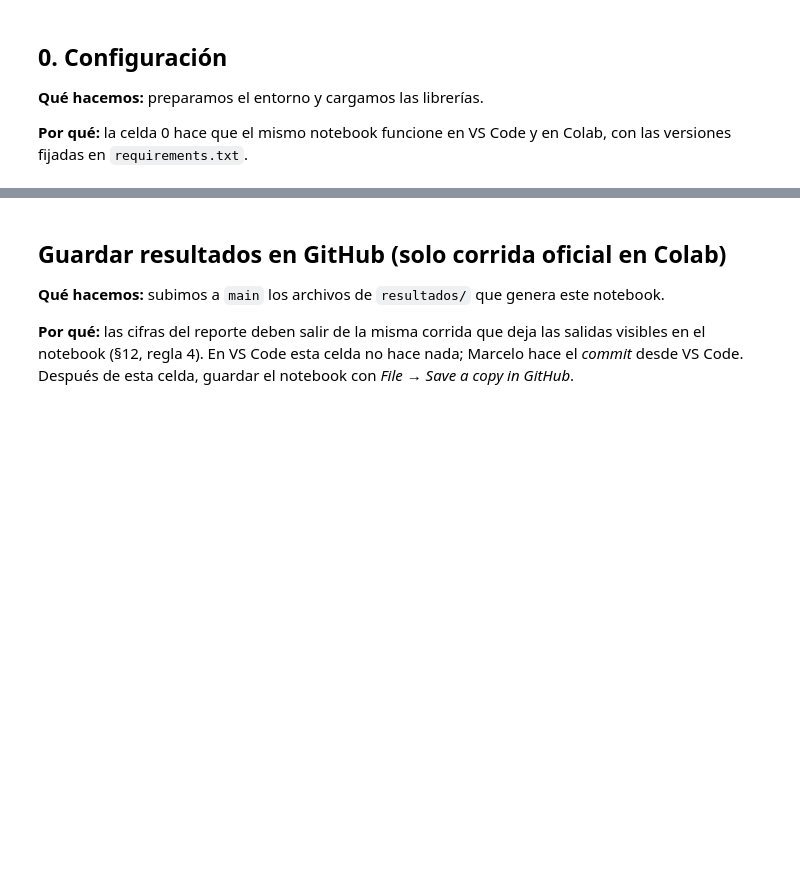
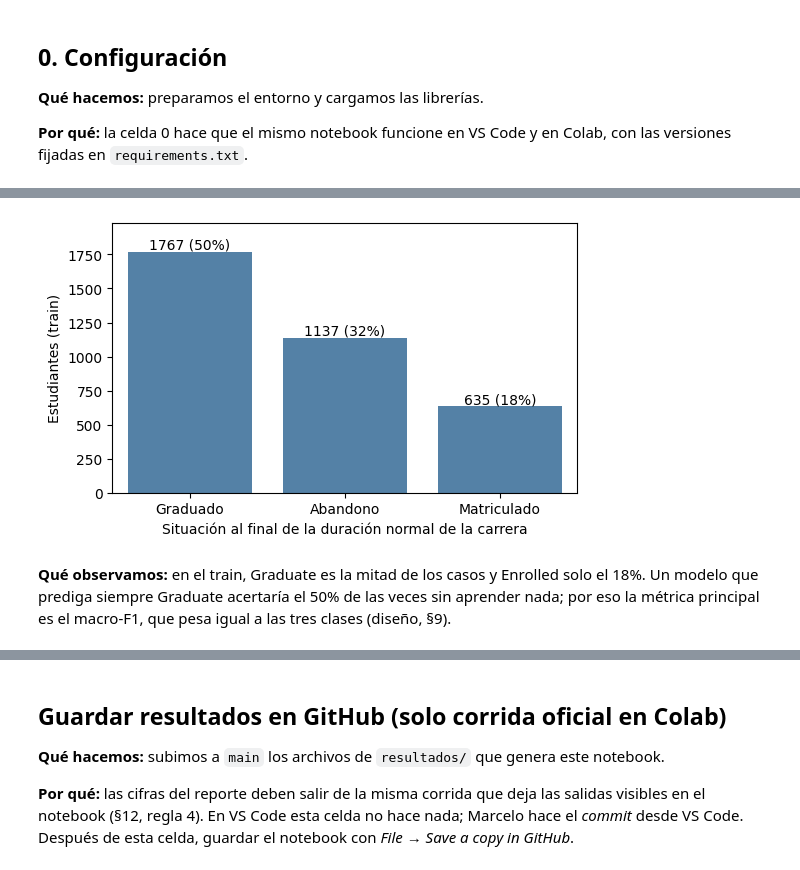
Before and after one commit to MCuetoV/proyecto-ml-2026-2, a Jupyter notebook: notebooks/01_estudiantes_exploracion.ipynb, the cells around one changed output, grey strips where cells are left out. Cells and saved outputs as stored; diff of their text form; code cells hidden in the pictures; blank space fills up the shorter version.

Commit message:
01-estudiantes: completa la exploración de datos con observaciones

```diff
--- a/notebooks/01_estudiantes_exploracion.ipynb
+++ b/notebooks/01_estudiantes_exploracion.ipynb
@@ -138,0 +57,8 @@ proporciones.round(3)
+# %%
+# Nombres cortos que se usan en todo el notebook
+import numpy as np
+
+OBJETIVO = utilidades.OBJETIVO_ESTUDIANTES
+NOMINALES = utilidades.NOMINALES_ESTUDIANTES
+BINARIAS = utilidades.BINARIAS_ESTUDIANTES
+NOMBRES_CLASES = {"Dropout": "Abandono", "Enrolled": "Matriculado", "Graduate": "Graduado"}
@@ -138,0 +183,16 @@ proporciones.round(3)
+# %%
+# Figura 2: distribución del target en el train
+conteo = train[OBJETIVO].value_counts().rename(index=NOMBRES_CLASES)
+figura, eje = plt.subplots(figsize=(6, 3.5))
+sns.barplot(x=conteo.index, y=conteo.values, color="steelblue", ax=eje)
+for posicion, valor in enumerate(conteo.values):
+    eje.text(posicion, valor, f"{valor} ({valor / conteo.sum():.0%})", ha="center", va="bottom")
+eje.set_xlabel("Situación al final de la duración normal de la carrera")
+eje.set_ylabel("Estudiantes (train)")
+eje.set_ylim(0, conteo.max() * 1.12)   # espacio para las etiquetas
+utilidades.guardar_figura(figura, "figura_02_target_estudiantes")
+plt.show()
+# %% [output]
+[figure, added]
+# %% [markdown]
+**Qué observamos:** en el train, Graduate es la mitad de los casos y Enrolled solo el 18%. Un modelo que prediga siempre Graduate acertaría el 50% de las veces sin aprender nada; por eso la métrica principal es el macro-F1, que pesa igual a las tres clases (diseño, §9).
```
Also changed, not shown: parts of 59 cells of this notebook.
